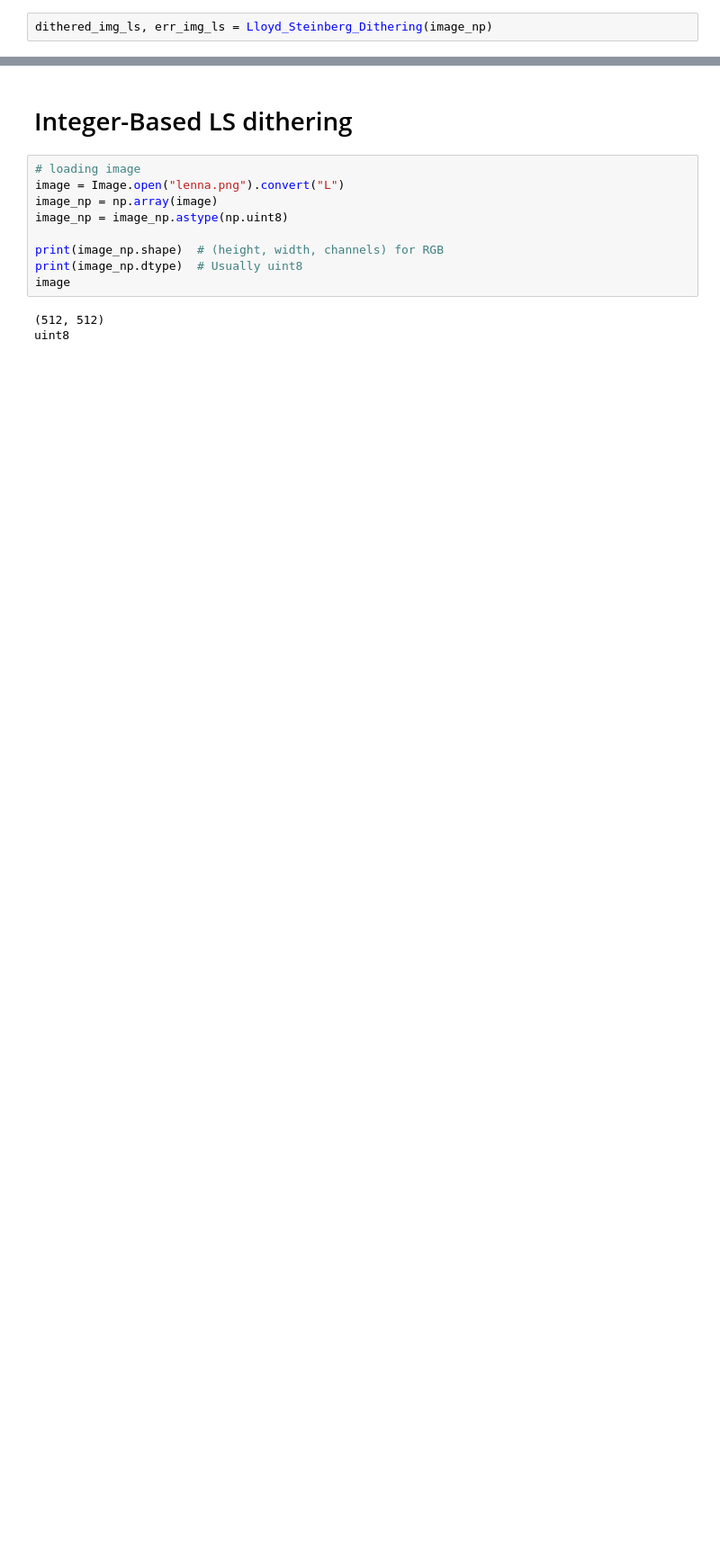
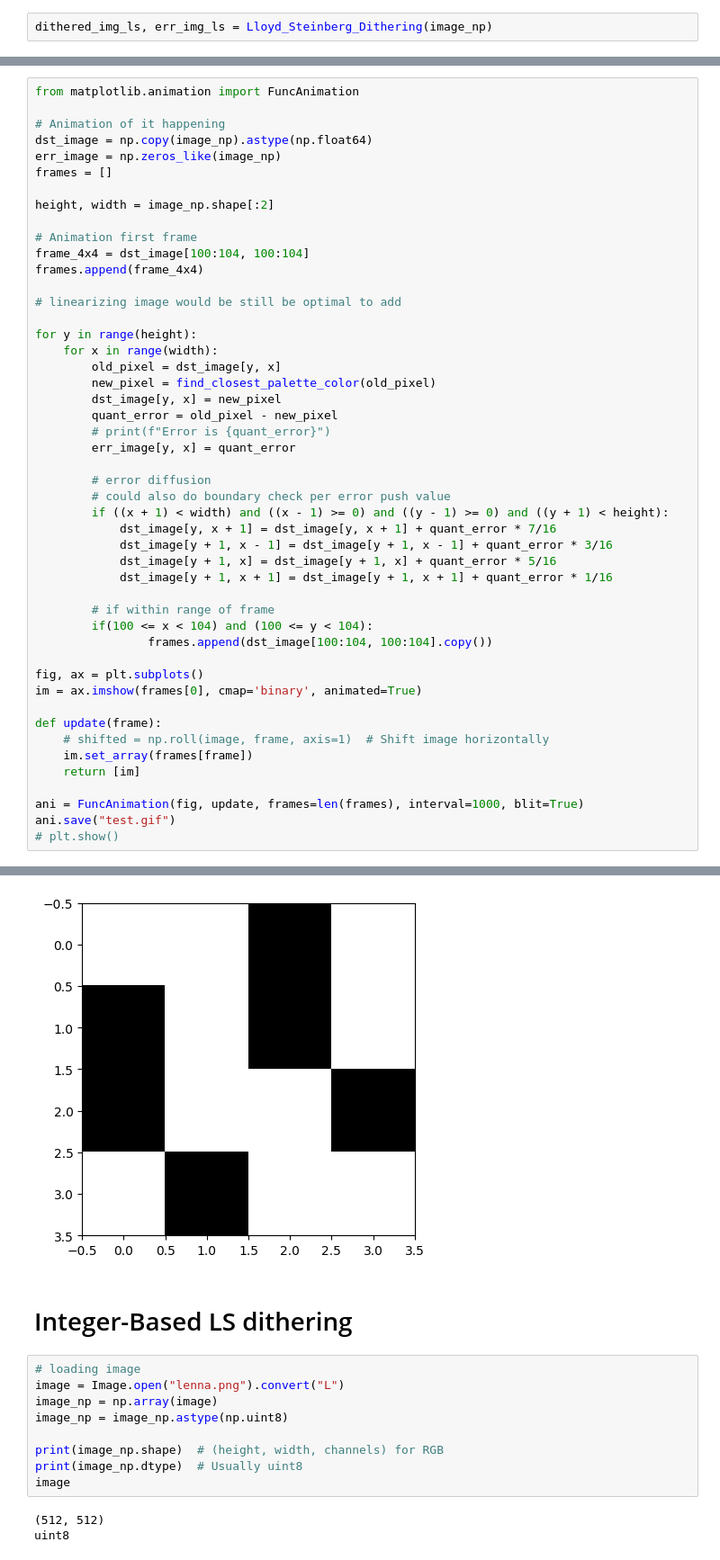
Before and after one commit to LandonSwartz/dithering-playground, a Jupyter notebook: dithering.ipynb, the cells around one changed output, grey strips where cells are left out. Shown at 90% size. Saved outputs shown, nothing was run; the diff lists cells and outputs as text; blank space fills up the shorter version.

Commit message:
Added animation for seeing error diffusion in real to understand the process

```diff
--- a/dithering.ipynb
+++ b/dithering.ipynb
@@ -68,0 +69,49 @@ dst_img.show()
+# %%
+from matplotlib.animation import FuncAnimation
+
+# Animation of it happening
+dst_image = np.copy(image_np).astype(np.float64)
+err_image = np.zeros_like(image_np)
+frames = []
+
+height, width = image_np.shape[:2]
+
+# Animation first frame
+frame_4x4 = dst_image[100:104, 100:104]
+frames.append(frame_4x4)
+
+# linearizing image would be still be optimal to add
+
+for y in range(height):
+    for x in range(width):
+        old_pixel = dst_image[y, x]
+        new_pixel = find_closest_palette_color(old_pixel)
+        dst_image[y, x] = new_pixel
+        quant_error = old_pixel - new_pixel
+        # print(f"Error is {quant_error}")
+        err_image[y, x] = quant_error
+
+        # error diffusion
+        # could also do boundary check per error push value
+        if ((x + 1) < width) and ((x - 1) >= 0) and ((y - 1) >= 0) and ((y + 1) < height):
+            dst_image[y, x + 1] = dst_image[y, x + 1] + quant_error * 7/16
+            dst_image[y + 1, x - 1] = dst_image[y + 1, x - 1] + quant_error * 3/16
+            dst_image[y + 1, x] = dst_image[y + 1, x] + quant_error * 5/16
+            dst_image[y + 1, x + 1] = dst_image[y + 1, x + 1] + quant_error * 1/16
+
+        # if within range of frame
+        if(100 <= x < 104) and (100 <= y < 104):
+                frames.append(dst_image[100:104, 100:104].copy())
+
+fig, ax = plt.subplots()
+im = ax.imshow(frames[0], cmap='binary', animated=True)
+
+def update(frame):
+    # shifted = np.roll(image, frame, axis=1)  # Shift image horizontally
+    im.set_array(frames[frame])
+    return [im]
+
+ani = FuncAnimation(fig, update, frames=len(frames), interval=1000, blit=True)
+ani.save("test.gif")
+# plt.show()
+# %% [output]
@@ -69,3 +119,4 @@ dst_img.show()
+[figure, added]
 # %% [markdown]
 # Integer-Based LS dithering
 # %%
```
Also changed, not shown: parts of 3 cells of this notebook, 1 other file.
